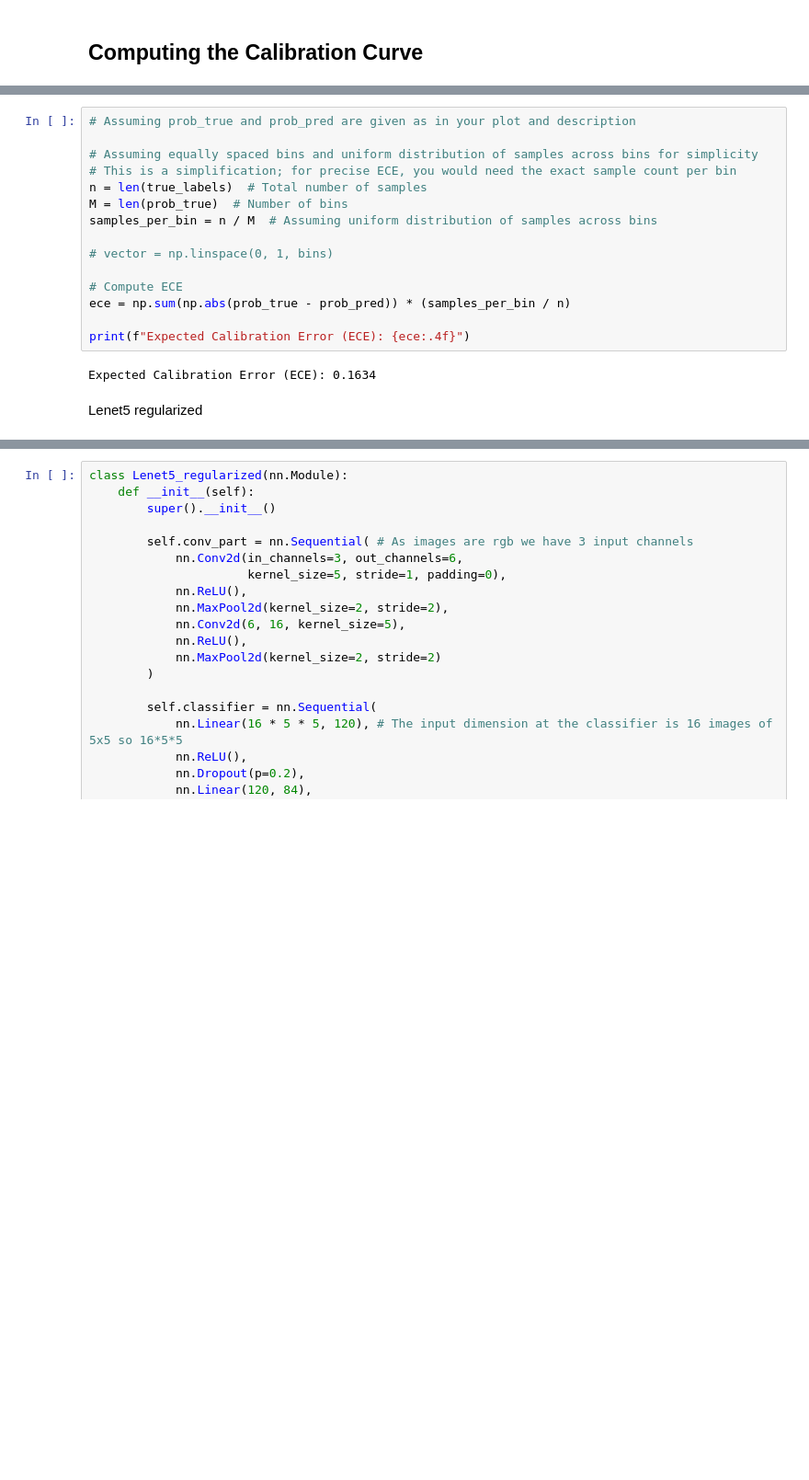
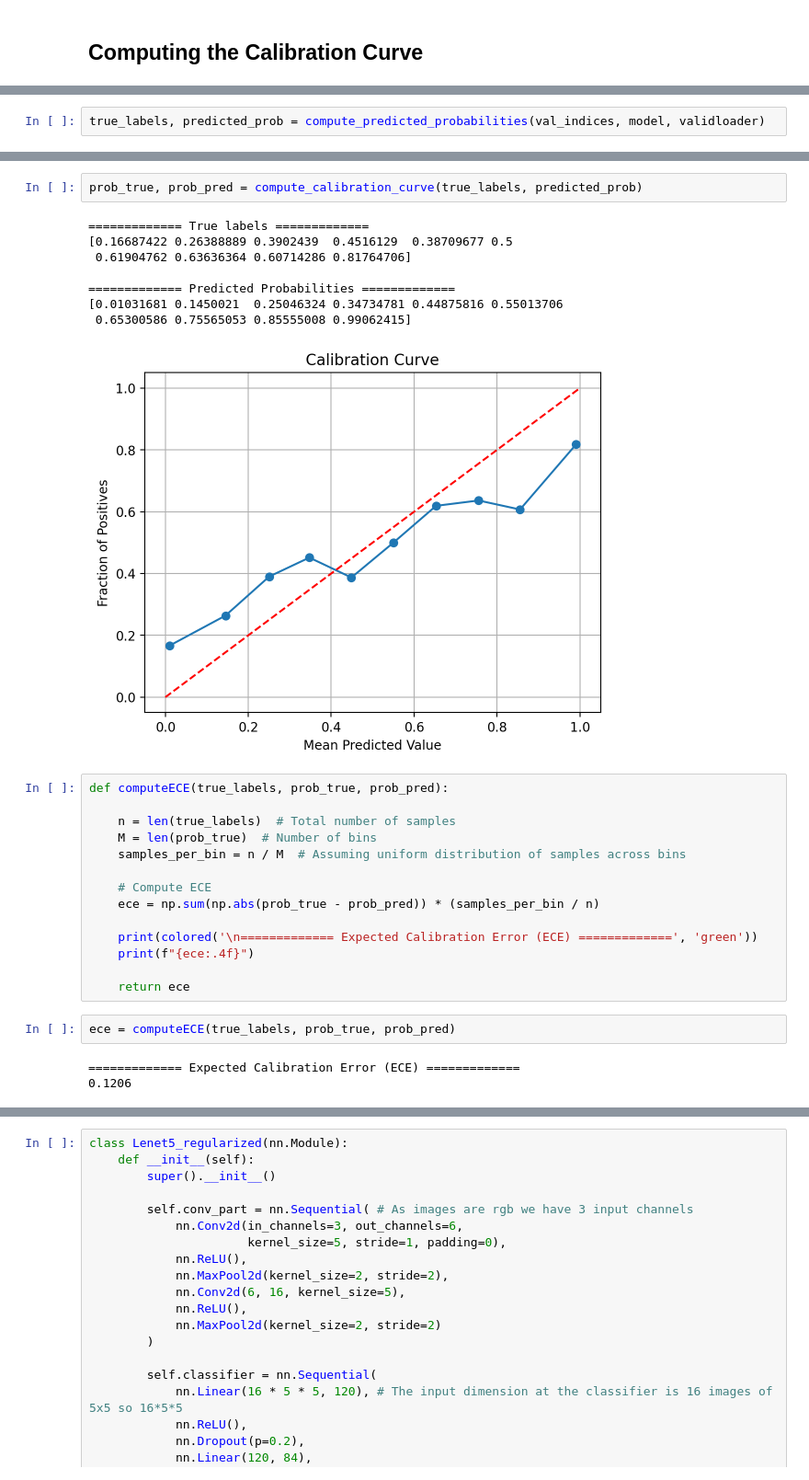
Before and after one commit to danitoribio/neural_networks, a Jupyter notebook: project2/Project2NN.ipynb, the cells around one changed output, grey strips where cells are left out. Shown: that part at 92% size. Saved outputs shown, nothing was run; the diff lists cells and outputs as text; blank space fills up the shorter version.

Commit message:
Codigo bonito
Funciones para automatizar todo, outputs arreglados, color añadido.
He checkeado con mucho cuidado que este todo bien

```diff
--- a/project2/Project2NN.ipynb
+++ b/project2/Project2NN.ipynb
@@ -308,0 +318,2 @@ Predicted Probabilities: [0.00665135 0.15101388 0.24685327 0.34519282 0.45295604
+# %%
+true_labels, predicted_prob = compute_predicted_probabilities(val_indices, model, validloader)
@@ -309,19 +329,30 @@ Predicted Probabilities: [0.00665135 0.15101388 0.24685327 0.34519282 0.45295604
+# %%
+prob_true, prob_pred = compute_calibration_curve(true_labels, predicted_prob)
+# %% [output]
+============= True labels =============
+[0.16687422 0.26388889 0.3902439  0.4516129  0.38709677 0.5
+ 0.61904762 0.63636364 0.60714286 0.81764706]
+
+============= Predicted Probabilities =============
+[0.01031681 0.1450021  0.25046324 0.34734781 0.44875816 0.55013706
+ 0.65300586 0.75565053 0.85555008 0.99062415]
+[figure, added]
 # %%
-# Assuming prob_true and prob_pred are given as in your plot and description
+def computeECE(true_labels, prob_true, prob_pred):
 
-# Assuming equally spaced bins and uniform distribution of samples across bins for simplicity
-# This is a simplification; for precise ECE, you would need the exact sample count per bin
-n = len(true_labels)  # Total number of samples
-M = len(prob_true)  # Number of bins
-samples_per_bin = n / M  # Assuming uniform distribution of samples across bins
+    n = len(true_labels)  # Total number of samples
+    M = len(prob_true)  # Number of bins
+    samples_per_bin = n / M  # Assuming uniform distribution of samples across bins
 
-# vector = np.linspace(0, 1, bins)
+    # Compute ECE
+    ece = np.sum(np.abs(prob_true - prob_pred)) * (samples_per_bin / n)
 
-# Compute ECE
-ece = np.sum(np.abs(prob_true - prob_pred)) * (samples_per_bin / n)
+    print(colored('\n============= Expected Calibration Error (ECE) =============', 'green'))
+    print(f"{ece:.4f}")
 
-print(f"Expected Calibration Error (ECE): {ece:.4f}")
+    return ece
-# %% [output]
-Expected Calibration Error (ECE): 0.1634
-# %% [markdown]
-Lenet5 regularized
+# %%
+ece = computeECE(true_labels, prob_true, prob_pred)
+# %% [output]
+============= Expected Calibration Error (ECE) =============
+0.1206
```
Also changed, not shown: parts of 31 cells of this notebook.
